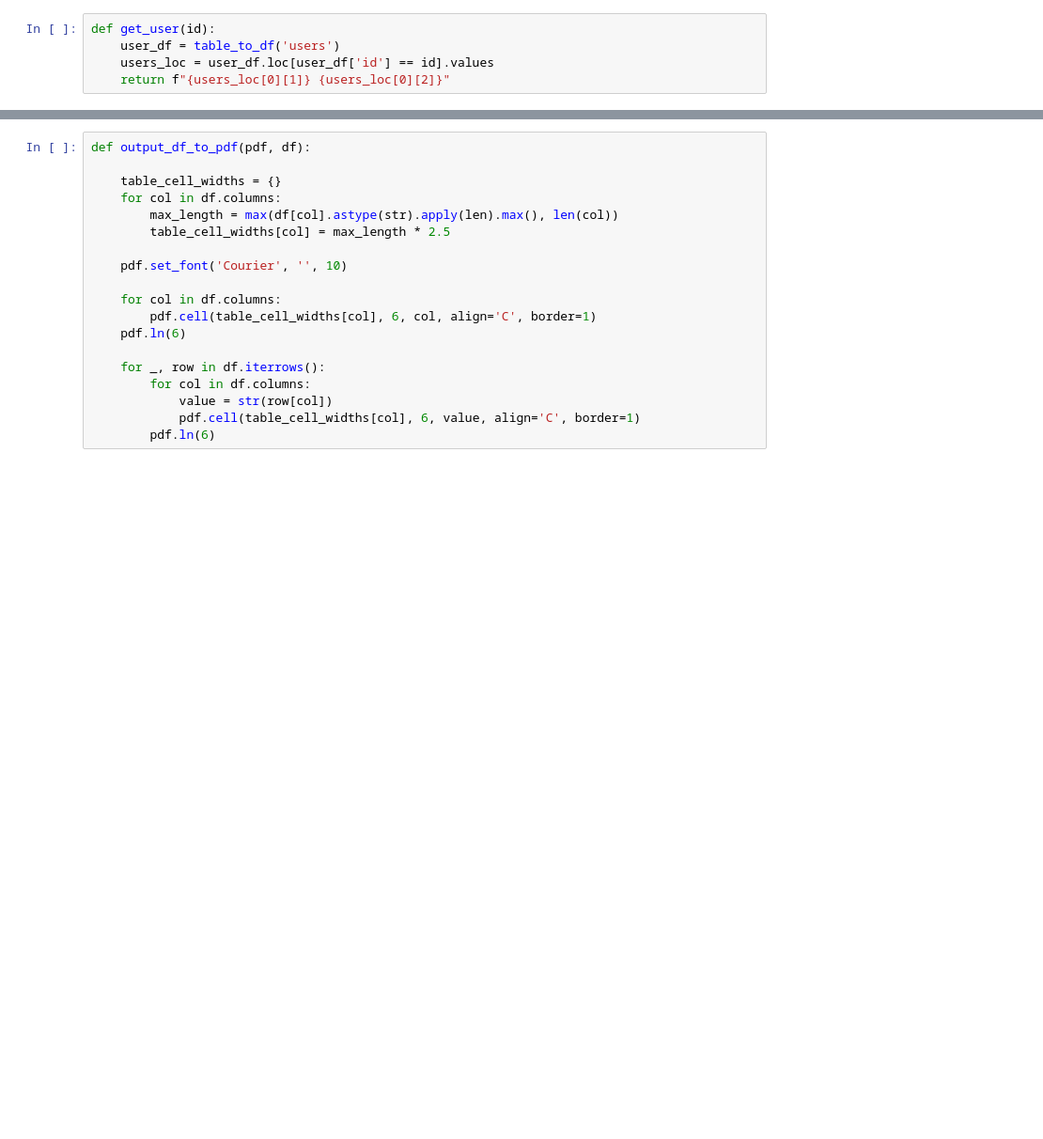
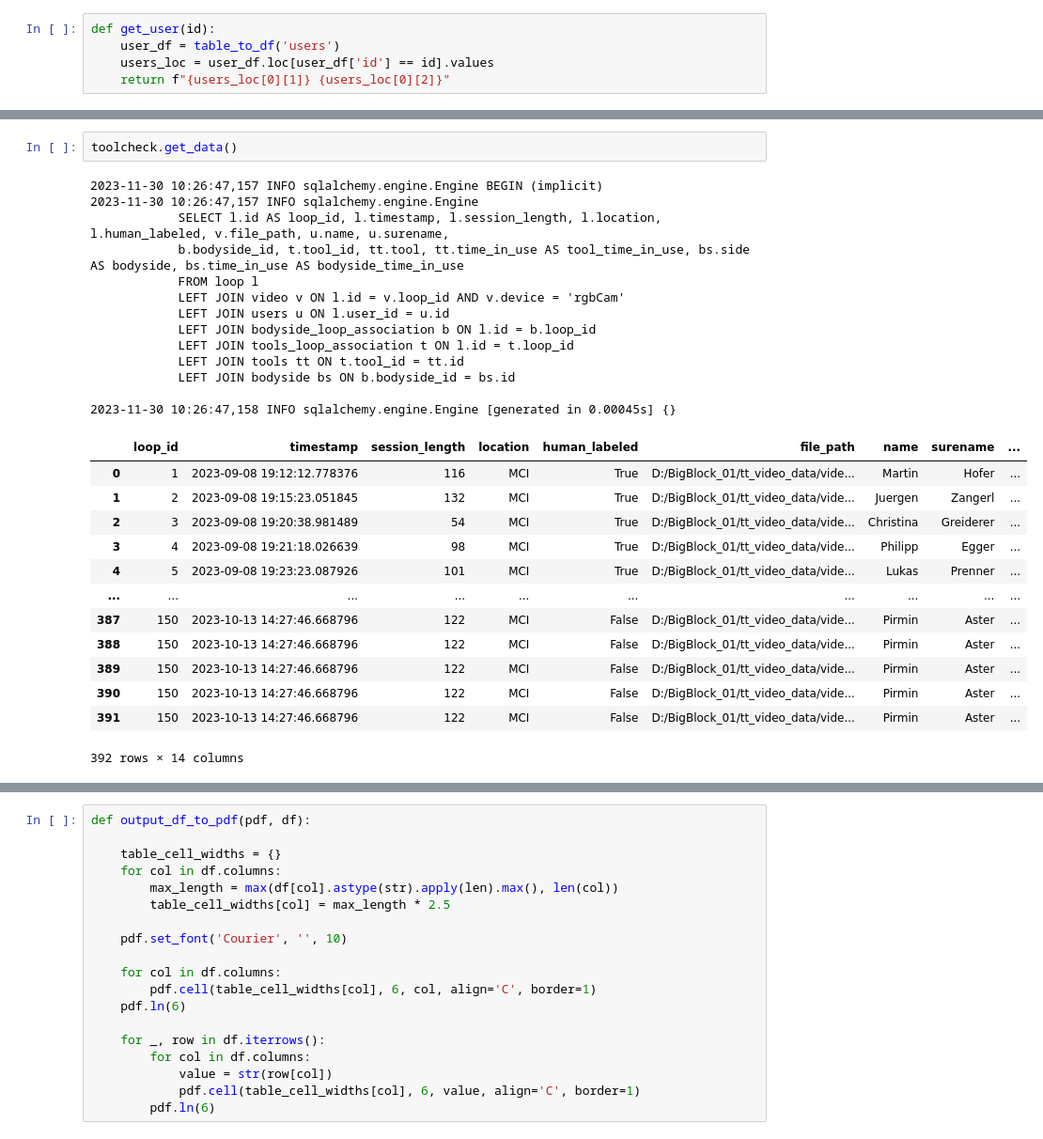
Before and after one commit to kaasimir/tensionterminator, a Jupyter notebook: notebooks/db_statistik/pdf_report.ipynb, the cells around one changed output, grey strips where cells are left out. Shown at 94% size. Cells and saved outputs as stored; diff of their text form; blank space fills up the shorter version.

```diff
--- a/notebooks/db_statistik/pdf_report.ipynb
+++ b/notebooks/db_statistik/pdf_report.ipynb
@@ -166,0 +208,29 @@ tool
+# %%
+toolcheck.get_data()
+# %% [output]
+2023-11-30 10:26:47,157 INFO sqlalchemy.engine.Engine BEGIN (implicit)
+2023-11-30 10:26:47,157 INFO sqlalchemy.engine.Engine
+            SELECT l.id AS loop_id, l.timestamp, l.session_length, l.location, l.human_labeled, v.file_path, u.name, u.surename,
+            b.bodyside_id, t.tool_id, tt.tool, tt.time_in_use AS tool_time_in_use, bs.side AS bodyside, bs.time_in_use AS bodyside_time_in_use
+            FROM loop l
+            LEFT JOIN video v ON l.id = v.loop_id AND v.device = 'rgbCam'
+            LEFT JOIN users u ON l.user_id = u.id
+            LEFT JOIN bodyside_loop_association b ON l.id = b.loop_id
+            LEFT JOIN tools_loop_association t ON l.id = t.loop_id
+            LEFT JOIN tools tt ON t.tool_id = tt.id
+            LEFT JOIN bodyside bs ON b.bodyside_id = bs.id
+
+2023-11-30 10:26:47,158 INFO sqlalchemy.engine.Engine [generated in 0.00045s] {}
+|  | loop_id | timestamp | session_length | location | human_labeled | file_path | name | surename | ... |
+| 0 | 1 | 2023-09-08 19:12:12.778376 | 116 | MCI | True | D:/BigBlock_01/tt_video_data/vide... | Martin | Hofer | ... |
+| 1 | 2 | 2023-09-08 19:15:23.051845 | 132 | MCI | True | D:/BigBlock_01/tt_video_data/vide... | Juergen | Zangerl | ... |
+| 2 | 3 | 2023-09-08 19:20:38.981489 | 54 | MCI | True | D:/BigBlock_01/tt_video_data/vide... | Christina | Greiderer | ... |
+| 3 | 4 | 2023-09-08 19:21:18.026639 | 98 | MCI | True | D:/BigBlock_01/tt_video_data/vide... | Philipp | Egger | ... |
+| 4 | 5 | 2023-09-08 19:23:23.087926 | 101 | MCI | True | D:/BigBlock_01/tt_video_data/vide... | Lukas | Prenner | ... |
+| ... | ... | ... | ... | ... | ... | ... | ... | ... | ... |
+| 387 | 150 | 2023-10-13 14:27:46.668796 | 122 | MCI | False | D:/BigBlock_01/tt_video_data/vide... | Pirmin | Aster | ... |
+| 388 | 150 | 2023-10-13 14:27:46.668796 | 122 | MCI | False | D:/BigBlock_01/tt_video_data/vide... | Pirmin | Aster | ... |
+| 389 | 150 | 2023-10-13 14:27:46.668796 | 122 | MCI | False | D:/BigBlock_01/tt_video_data/vide... | Pirmin | Aster | ... |
+| 390 | 150 | 2023-10-13 14:27:46.668796 | 122 | MCI | False | D:/BigBlock_01/tt_video_data/vide... | Pirmin | Aster | ... |
+| 391 | 150 | 2023-10-13 14:27:46.668796 | 122 | MCI | False | D:/BigBlock_01/tt_video_data/vide... | Pirmin | Aster | ... |
+392 rows × 14 columns
```
Also changed, not shown: parts of 15 cells of this notebook, 5 other files.
